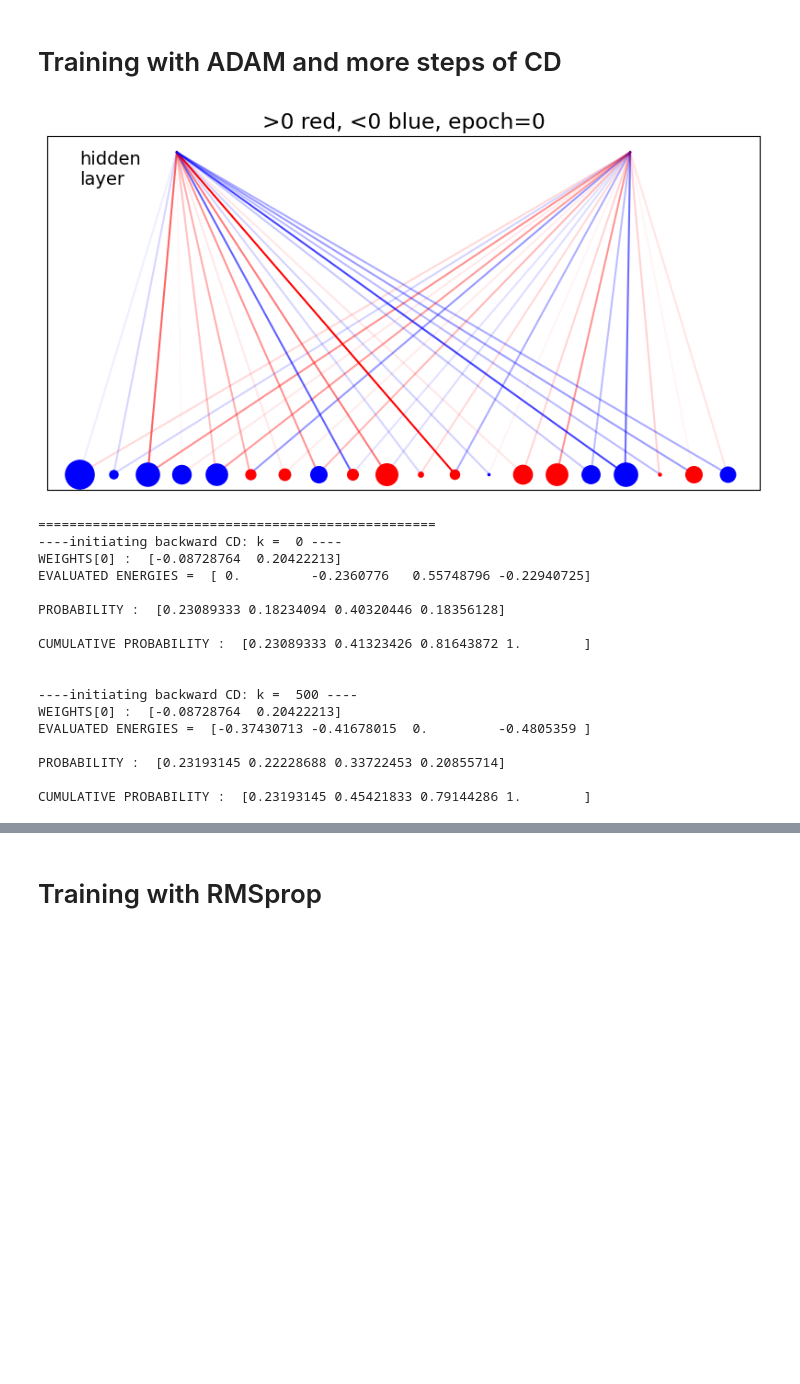
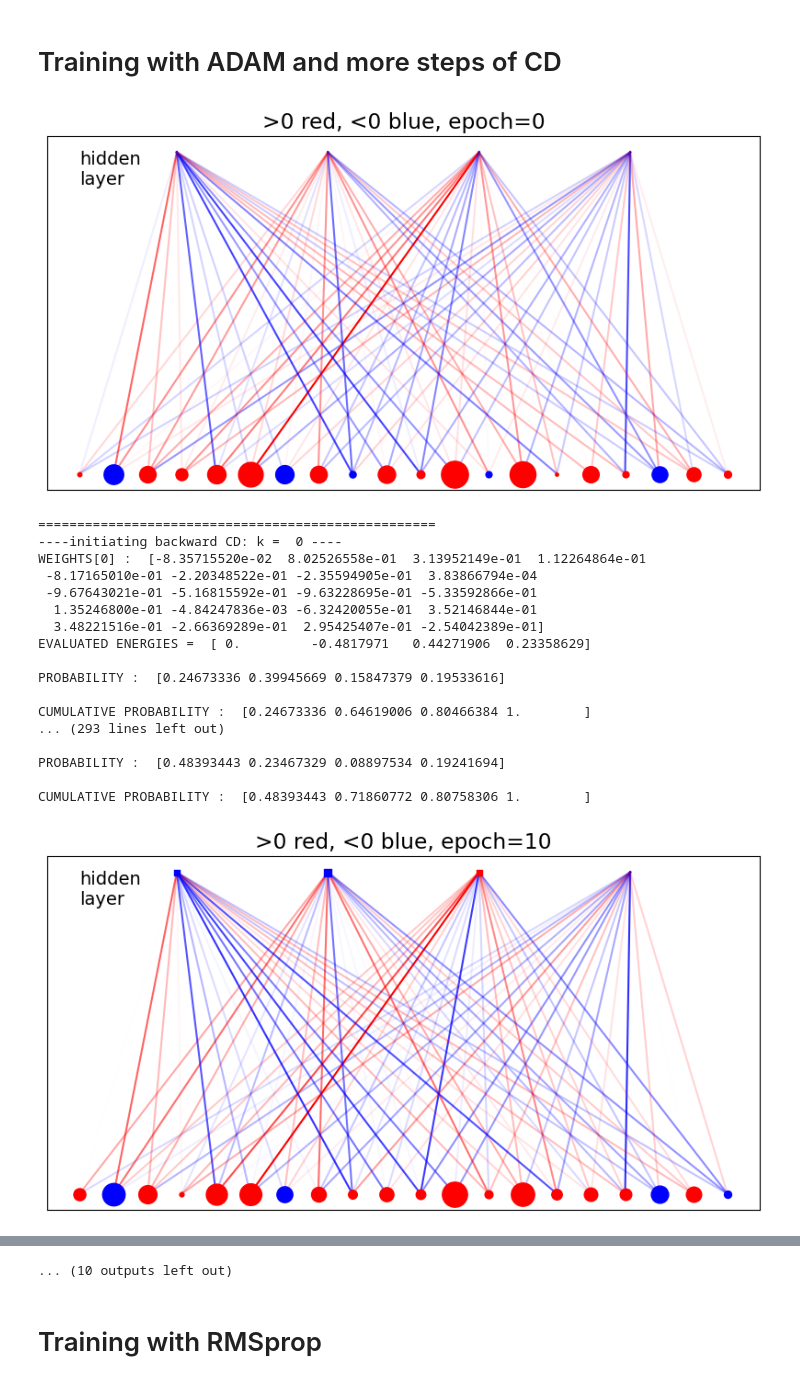
Before and after one commit to isottongloria/LCP-MODULE_B, a Jupyter notebook: RBM_23-point_4+2+3+RMSprop.ipynb, the cells around one changed output, grey strips where cells are left out. Saved outputs shown, nothing was run; the diff lists cells and outputs as text; code cells hidden in the pictures; blank space fills up the shorter version.

```diff
--- a/RBM_23-point_4+2+3+RMSprop.ipynb
+++ b/RBM_23-point_4+2+3+RMSprop.ipynb
@@ -171,6 +171,3 @@ def activate(v_in,wei,bias,DE,info=False):
         print('prob=',prob)
         print('output=',v_out)
     return v_out
-
-k = 9
-activate(v[k],w,b,GAP,info=True)
@@ -201,9 +192,9 @@ At this point, I have 4 levels that divide the gap 0-1 into 4 intervals. I gener
 In this way, I generate 4 blocks at a time of the new "fantasy" vector (so I do it $5$ times), preserving the one-hot encoding structure.
 # %%
 s = np.array([[0,0,0,1],[0,0,1,0],[0,1,0,0],[1,0,0,0]])
-vtest = np.array([0,0,1,0,1,0,0,0,0,0,1,0,0,1,0,0,0,0,1,0])
+vtest = np.array([1,0,0,0,1,0,0,0,0,0,1,0,0,0,0,1,0,0,1,0])
 print(vtest)
-htest = np.array([0, 1])
+htest = np.array([0,1,0,1])
 
 
 def activate_back(v,h,w,a,k,steps):
@@ -213,11 +204,11 @@ def activate_back(v,h,w,a,k,steps):
     for i in range(0,20,4):
         for j in range(len(s)):
             if np.array_equiv(v[i:i+4],s[j])==True:
-                local_f = a[i:i+4]+np.dot(h,w[:,i:i+4])
+                local_f = a[i:i+4]+np.dot(w[i:i+4,:],h)
                 e[j]+= np.dot(local_f,v[i:i+4])
-    b = exp(e)
+    b = exp(-e)
     p = b/b.sum()
-    #print(p)
+
     cprob = np.zeros(4)
     cprob[0] = p[0]
     for i in range(1,4):
@@ -245,7 +236,7 @@ def activate_back(v,h,w,a,k,steps):
 
     return(vf,cprob)
 
-vf, cprob = activate_back(vtest,htest,w.T,a,1,1)
+vf, cprob = activate_back(vtest,htest,w,a,1,1)
 print(vf)
 print(cprob)
 # %% [output]
@@ -274,7 +265,7 @@ t=1
 
 # minibatch
 mini, m = 500, 0
-steps=3
+steps=10
 # train model
 print('===================================================')
 for epoch in range(100):
@@ -290,8 +281,9 @@ for epoch in range(100):
         # positive CD phase: generating h
         h = activate(v[k],w,b,GAP)
         hf = h
+        vf=v[k]
         for i in range(steps):
-            vf,_ = activate_back(v[k],hf,w.T,a,k,i)
+            vf,_ = activate_back(v[k],hf,w,a,k,i)
             # one more positive CD phase: generating fantasy h from fantasy vf
             hf = activate(vf,w,b,GAP)
         v_data  += v[k]
@@ -326,48 +318,49 @@ for epoch in range(100):
             m_da_corr = m_da/(1-beta1**t)
 
             v_dw_corr = v_dw/(1-beta2**t)
             v_db_corr = v_db/(1-beta2**t)
             v_da_corr = v_da/(1-beta2**t)
 
 
             if epoch%10==9 and k<=mini:
                 print('----------- epoch =',epoch,'  k=',k,'  m=',m)
                 print('dw =',dw)
                 print('da =',da)
                 print('db =',db)
                 print('vh_data \n', vh_data, '\n')
                 print('vh_model \n',vh_model)
 
             ## update weights and biases
             w = w - l_rate_m*(m_dw_corr/(np.sqrt(v_dw_corr)+epsilon))
             b = b - l_rate_m*(m_db_corr/(np.sqrt(v_db_corr)+epsilon))
             a = a - l_rate_m*(m_da_corr/(np.sqrt(v_da_corr)+epsilon))
             m=0
             t=t+1 #update the time
 
     # randomize the order of input data
     np.random.shuffle(v)
     # decrease the learning rate (here as a power law)
     l_rate = l_rate / (0.01 * l_rate + 1)
     if epoch%10==9:
         plotgraph(epoch+1)
         print('l_rate = ',l_rate)
 # %% [output]
-[figure, old version]
+[figure, new version]
 ===================================================
 ----initiating backward CD: k =  0 ----
-WEIGHTS[0] :  [-0.08728764  0.20422213]
-EVALUATED ENERGIES =  [ 0.         -0.2360776   0.55748796 -0.22940725]
+WEIGHTS[0] :  [-8.35715520e-02  8.02526558e-01  3.13952149e-01  1.12264864e-01
+ -8.17165010e-01 -2.20348522e-01 -2.35594905e-01  3.83866794e-04
+ -9.67643021e-01 -5.16815592e-01 -9.63228695e-01 -5.33592866e-01
+  1.35246800e-01 -4.84247836e-03 -6.32420055e-01  3.52146844e-01
+  3.48221516e-01 -2.66369289e-01  2.95425407e-01 -2.54042389e-01]
+EVALUATED ENERGIES =  [ 0.         -0.4817971   0.44271906  0.23358629]
 
-PROBABILITY :  [0.23089333 0.18234094 0.40320446 0.18356128]
+PROBABILITY :  [0.24673336 0.39945669 0.15847379 0.19533616]
 
-CUMULATIVE PROBABILITY :  [0.23089333 0.41323426 0.81643872 1.        ]
+CUMULATIVE PROBABILITY :  [0.24673336 0.64619006 0.80466384 1.        ]
+... (293 lines left out)
 
+PROBABILITY :  [0.48393443 0.23467329 0.08897534 0.19241694]
 
-----initiating backward CD: k =  500 ----
-WEIGHTS[0] :  [-0.08728764  0.20422213]
-EVALUATED ENERGIES =  [-0.37430713 -0.41678015  0.         -0.4805359 ]
-
-PROBABILITY :  [0.23193145 0.22228688 0.33722453 0.20855714]
-
-CUMULATIVE PROBABILITY :  [0.23193145 0.45421833 0.79144286 1.        ]
+CUMULATIVE PROBABILITY :  [0.48393443 0.71860772 0.80758306 1.        ]
+[figure, added]
@@ -375,3 +456,4 @@ KeyboardInterrupt:
+... (10 outputs left out)
 # %% [markdown]
 # Training with RMSprop
 # %%
```
Also changed, not shown: parts of 9 cells of this notebook.
